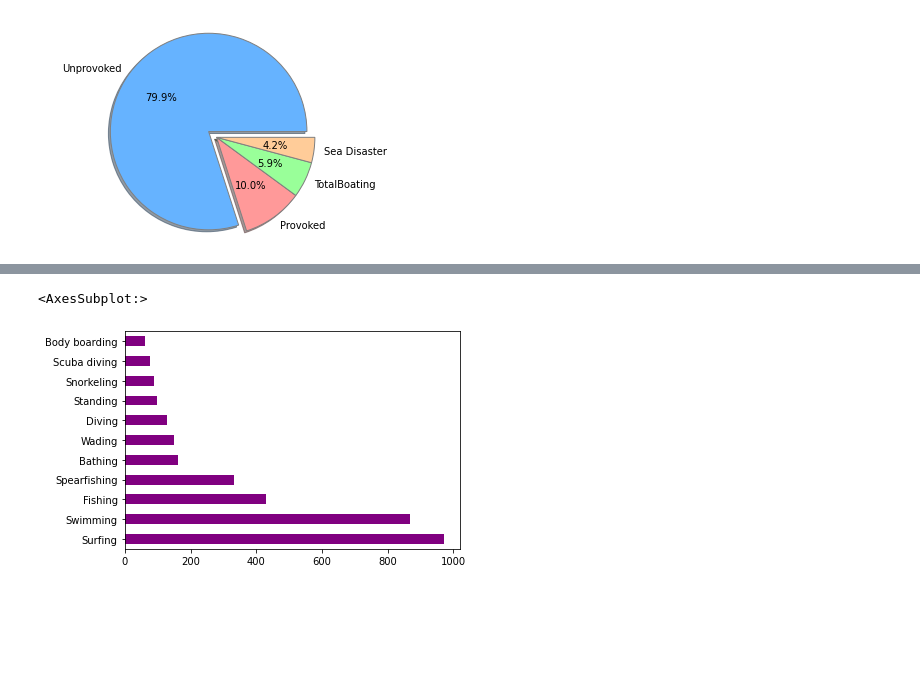
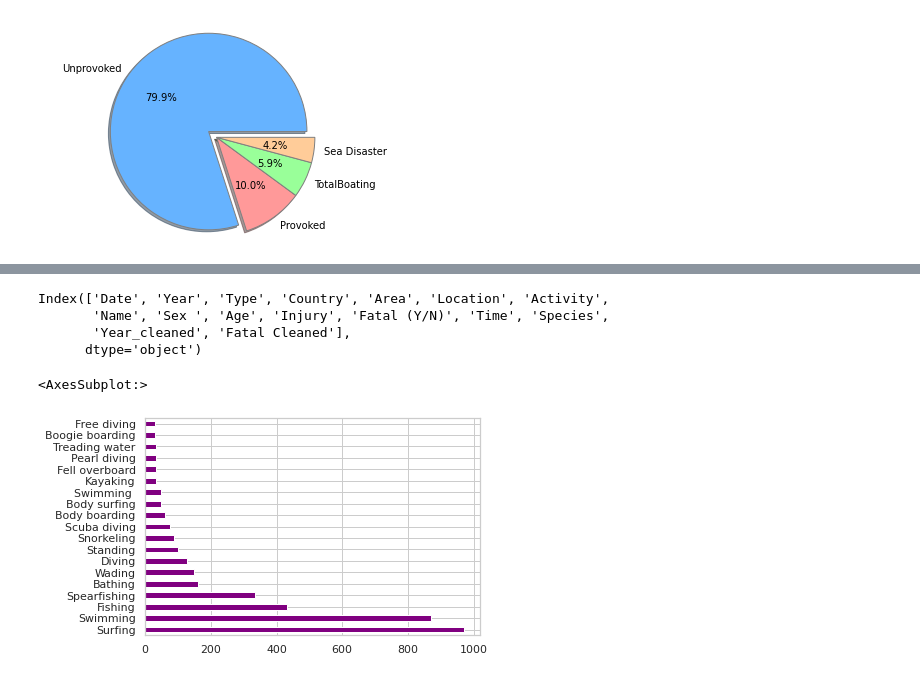
Before and after one commit to FranLeston/shark_attack_data_analysis, a Jupyter notebook: preliminarynotes.ipynb, the cells around one changed output, grey strips where cells are left out. Saved outputs shown, nothing was run; the diff lists cells and outputs as text; code cells hidden in the pictures; blank space fills up the shorter version.

```diff
--- a/preliminarynotes.ipynb
+++ b/preliminarynotes.ipynb
@@ -99,11 +90,18 @@ ax.set(xlabel="Year", ylabel = "Shark Attacks")
 [Text(0.5, 0, 'Year'), Text(0, 0.5, 'Shark Attacks')]
 [figure]
 # %%
+sns.set(style="whitegrid")
+sns.set_color_codes("pastel")
 df['Age'].fillna(0 ,inplace=True)
 df['Age'] = df['Age'].apply(lt.clean_age)
-fig,ax = plt.subplots()
-ax = sns.distplot(df['Age'].dropna(), kde=False)
+fig, ax = plt.subplots(figsize=(8, 6))
+ax = sns.distplot(df['Age'].dropna(),
+             hist_kws={"alpha": 1, "color": "#a2cffe"},
+             kde=False)
+
 plt.xlabel('Age')
 plt.ylabel('Shark Attacks')
 plt.title('Shark Attacks vs Age')
+
+ax = ax.set(ylabel="Count", xlabel="Age")
 # %% [output]
@@ -185,3 +189,18 @@ ax1.axis('equal')
 plt.show()
 # %% [output]
 [figure]
+# %%
+df['Fatal Cleaned'] = df['Fatal (Y/N)'].apply(lt.clean_fatal)
+fatal_vals = df['Fatal Cleaned'].value_counts()
+
+fatal_index = fatal_vals.index
+fatal_values = fatal_vals.values
+explode = ( 0.0, 0.1, )
+colors = ['#66b3ff','#ff9999']
+
+
+fig1, ax1 = plt.subplots()
+ax1.pie(fatal_values, explode=explode, labels=("No", "Yes"), colors=colors ,autopct='%1.1f%%',wedgeprops={'edgecolor': 'grey'}, shadow=True)
+ax1.axis('equal')
+
+plt.show()
@@ -187,0 +214,15 @@ plt.show()
+# %%
+df['Sex Cleaned'] = df['Sex '].apply(lt.clean_sex)
+sex_vals = df['Sex Cleaned'].value_counts()
+
+sex_index = sex_vals.index
+sex_values = sex_vals.values
+explode = ( 0.0, 0.2, )
+colors = ['#66b3ff','#fff566']
+
+
+fig1, ax1 = plt.subplots()
+ax1.pie(sex_values, explode=explode, labels=("Male", "Female"), colors=colors ,autopct='%1.1f%%',wedgeprops={'edgecolor': 'grey'}, shadow=True)
+ax1.axis('equal')
+
+plt.show()
@@ -188,9 +236,16 @@ plt.show()
+# %%
+df.columns
+# %% [output]
+Index(['Date', 'Year', 'Type', 'Country', 'Area', 'Location', 'Activity',
+       'Name', 'Sex ', 'Age', 'Injury', 'Fatal (Y/N)', 'Time', 'Species',
+       'Year_cleaned', 'Fatal Cleaned'],
+      dtype='object')
 # %%
 activities = df['Activity'].value_counts()
-activities[activities>50].plot.barh(color='purple')
+activities[activities>20].plot.barh(color='purple')
 # %% [output]
 <AxesSubplot:>
-[figure, old version]
+[figure, new version]
 # %%
 countries_group = df.groupby("Country").filter(lt.filter_countries_by_attack_number)
 countries_group_counts = countries_group.Country.value_counts()
```
Also changed, not shown: parts of 9 cells of this notebook, 1 other file.
